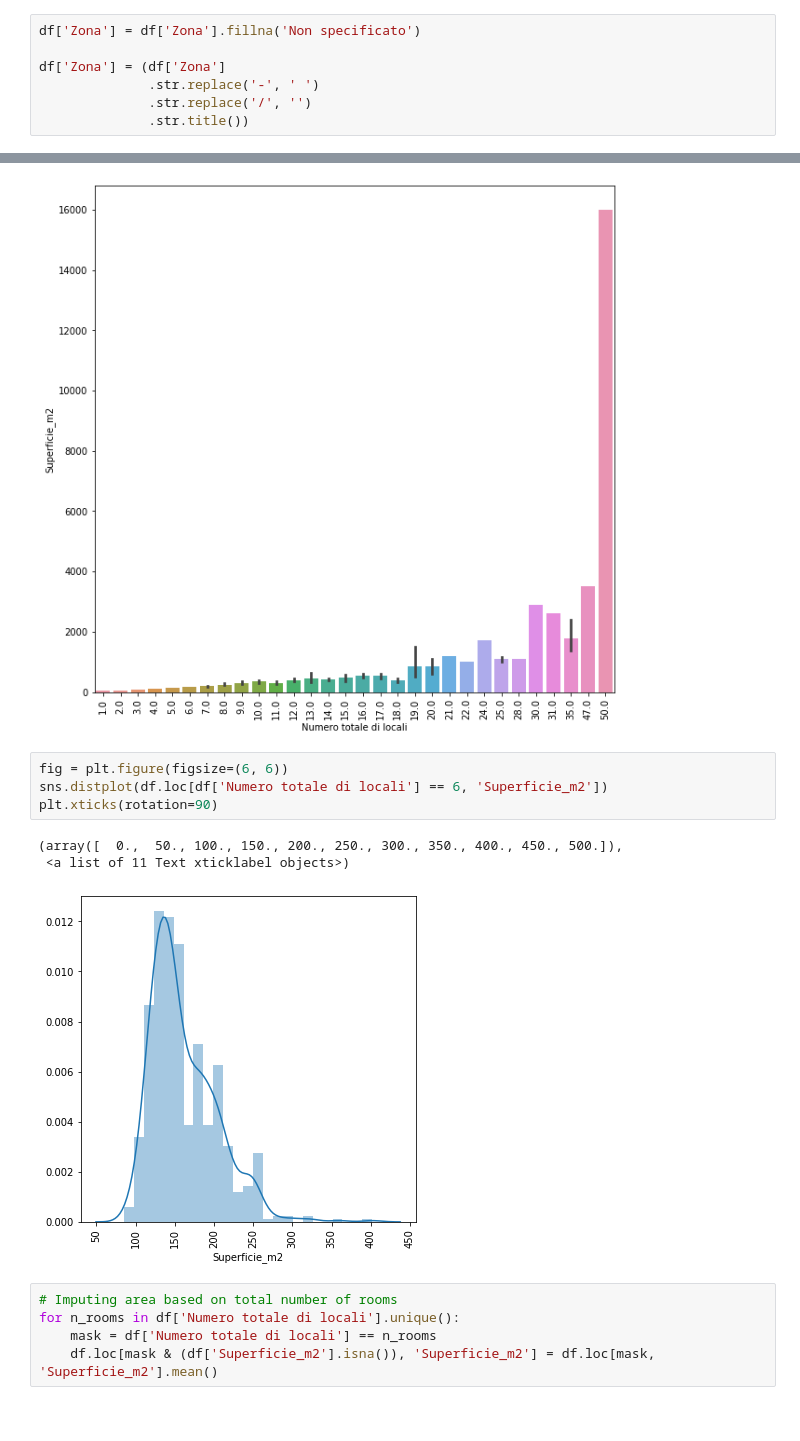
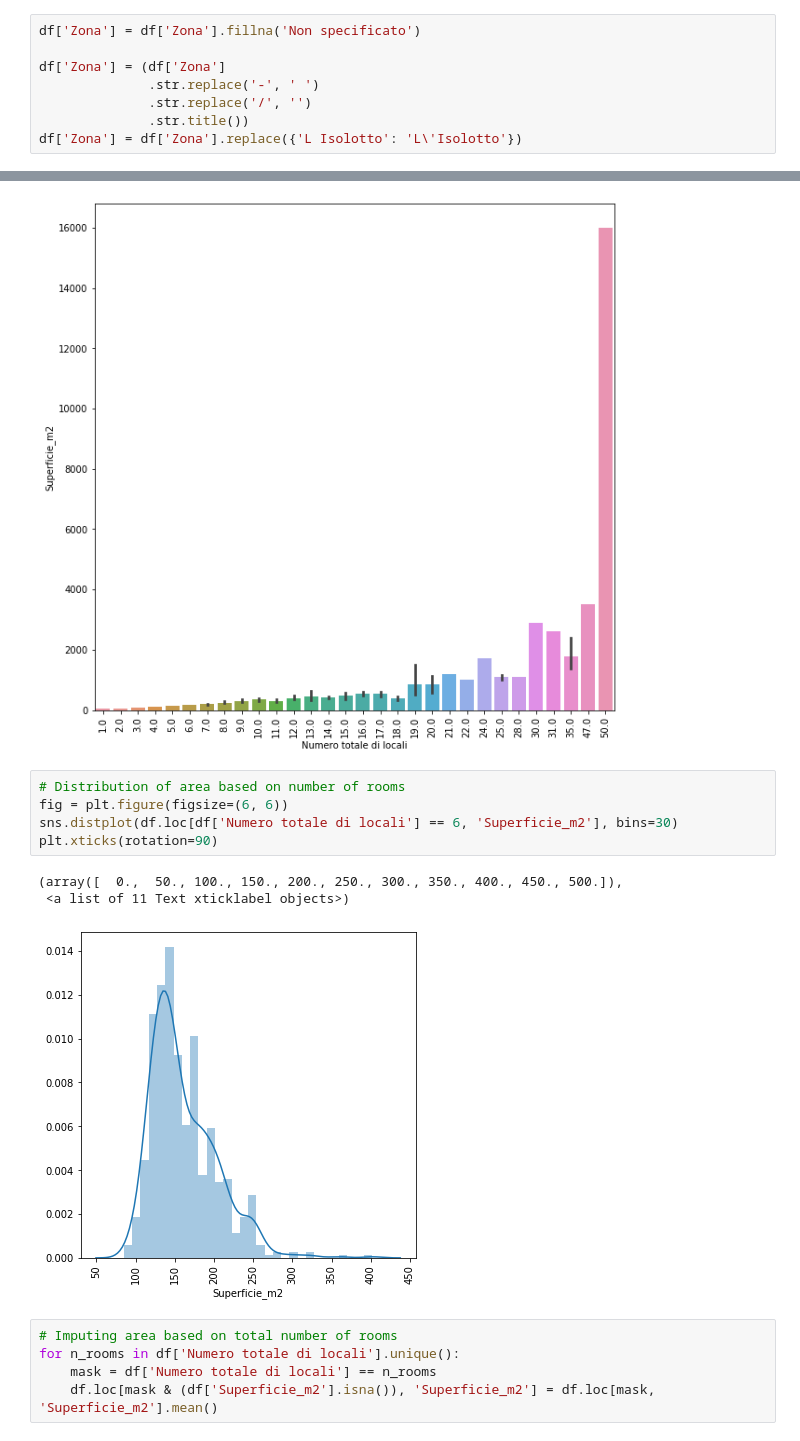
Before and after one commit to LazyEval/housing-prices-firenze, a Jupyter notebook: notebooks/1.0-LazyEval-data-cleaning.ipynb, the cells around one changed output, grey strips where cells are left out. Drawn from its saved outputs; the diff is of its cells as text.

```diff
--- a/notebooks/1.0-LazyEval-data-cleaning.ipynb
+++ b/notebooks/1.0-LazyEval-data-cleaning.ipynb
@@ -185,3 +186,4 @@ df['Zona'] = (df['Zona']
               .str.replace('-', ' ')
               .str.replace('/', '')
               .str.title())
+df['Zona'] = df['Zona'].replace({'L Isolotto': 'L\'Isolotto'})
@@ -531,13 +530,14 @@ plt.xticks(rotation=90)
  <a list of 30 Text xticklabel objects>)
 [figure]
 # %%
+# Distribution of area based on number of rooms
 fig = plt.figure(figsize=(6, 6))
-sns.distplot(df.loc[df['Numero totale di locali'] == 6, 'Superficie_m2'])
+sns.distplot(df.loc[df['Numero totale di locali'] == 6, 'Superficie_m2'], bins=30)
 plt.xticks(rotation=90)
 # %% [output]
 (array([  0.,  50., 100., 150., 200., 250., 300., 350., 400., 450., 500.]),
  <a list of 11 Text xticklabel objects>)
-[figure, old version]
+[figure, new version]
 # %%
 # Imputing area based on total number of rooms
 for n_rooms in df['Numero totale di locali'].unique():
```
Also changed, not shown: parts of 48 cells of this notebook.
